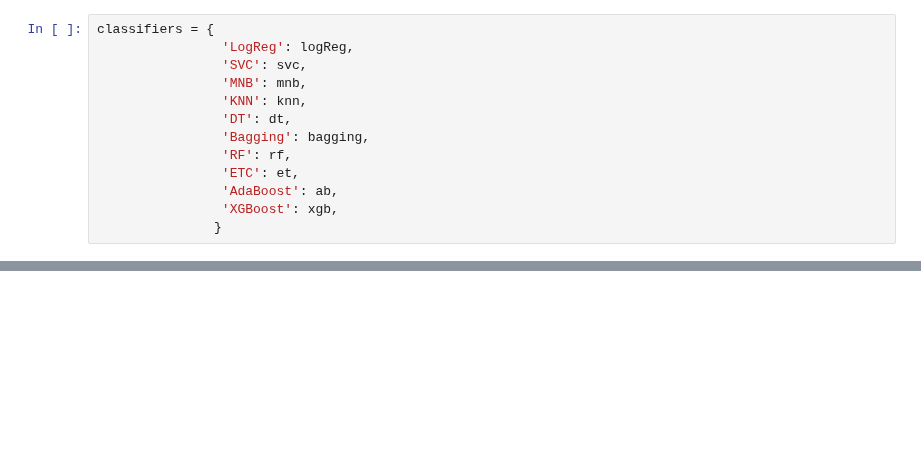
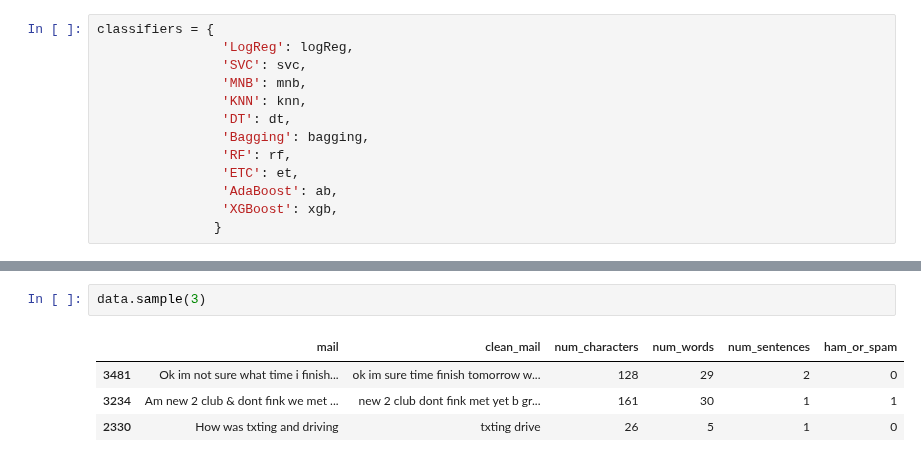
Before and after one commit to Sarvesh-Kesharwani/Spam_Classifier, a Jupyter notebook: 2. data_cleaning/1.ipynb, the cells around one changed output, grey strips where cells are left out. Drawn from its saved outputs; the diff is of its cells as text; blank space fills up the shorter version.

```diff
--- a/2. data_cleaning/1.ipynb
+++ b/2. data_cleaning/1.ipynb
@@ -546,0 +570,7 @@ performance_df
+# %%
+data.sample(3)
+# %% [output]
+|  | mail | clean_mail | num_characters | num_words | num_sentences | ham_or_spam |
+| 3481 | Ok im not sure what time i finish... | ok im sure time finish tomorrow w... | 128 | 29 | 2 | 0 |
+| 3234 | Am new 2 club & dont fink we met ... | new 2 club dont fink met yet b gr... | 161 | 30 | 1 | 1 |
+| 2330 | How was txting and driving | txting drive | 26 | 5 | 1 | 0 |
```
Also changed, not shown: parts of 15 cells of this notebook, 2 other files.
